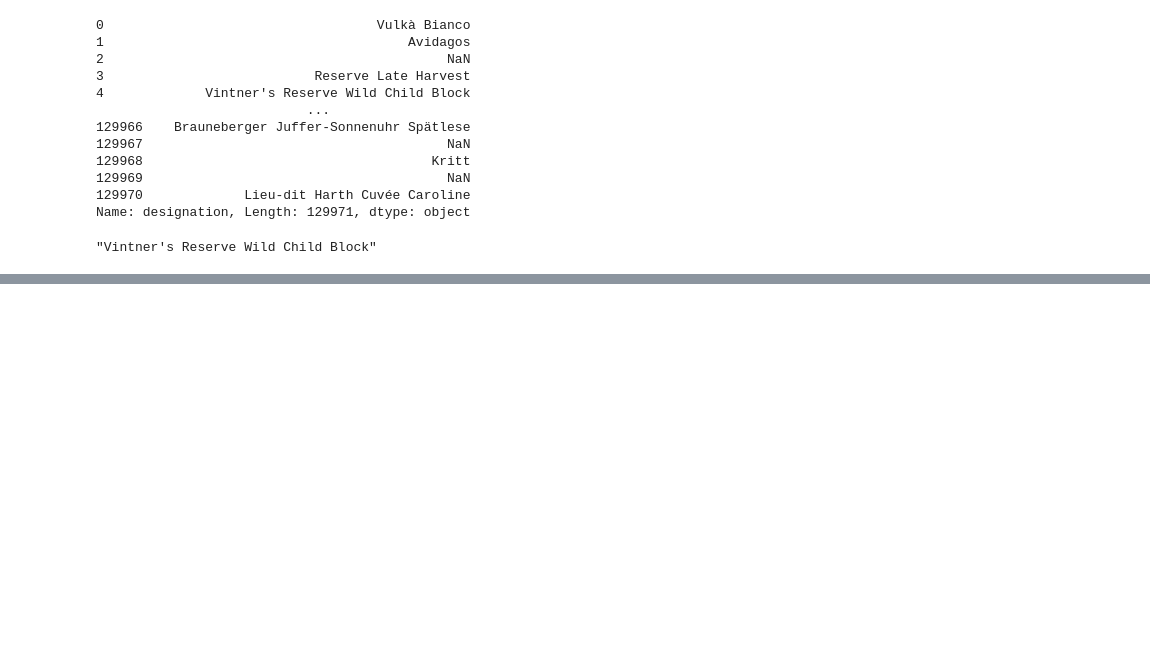
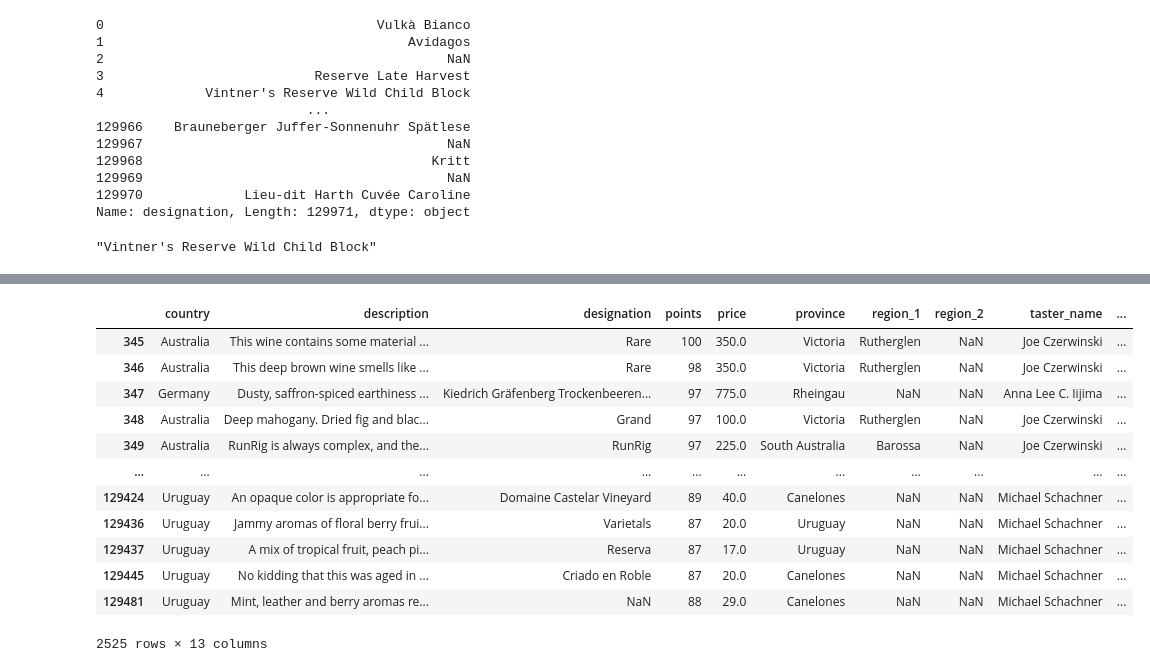
Before and after one commit to GTD2101-ACD-AB-EJ23/03-pandas-19170633, a Jupyter notebook: 02. IndSelAss.ipynb, the cells around one changed output, grey strips where cells are left out. Saved outputs shown, nothing was run; the diff lists cells and outputs as text; code cells hidden in the pictures; blank space fills up the shorter version.

```diff
--- a/02. IndSelAss.ipynb
+++ b/02. IndSelAss.ipynb
@@ -80,0 +176,16 @@ reviews.iloc[0:2]
+# %%
+reviews.loc[(reviews.country == 'Uruguay') | (reviews.points >= 95)]
+# %% [output]
+|  | country | description | designation | points | price | province | region_1 | region_2 | taster_name | ... |
+| 345 | Australia | This wine contains some material ... | Rare | 100 | 350.0 | Victoria | Rutherglen | NaN | Joe Czerwinski | ... |
+| 346 | Australia | This deep brown wine smells like ... | Rare | 98 | 350.0 | Victoria | Rutherglen | NaN | Joe Czerwinski | ... |
+| 347 | Germany | Dusty, saffron-spiced earthiness ... | Kiedrich Gräfenberg Trockenbeeren... | 97 | 775.0 | Rheingau | NaN | NaN | Anna Lee C. Iijima | ... |
+| 348 | Australia | Deep mahogany. Dried fig and blac... | Grand | 97 | 100.0 | Victoria | Rutherglen | NaN | Joe Czerwinski | ... |
+| 349 | Australia | RunRig is always complex, and the... | RunRig | 97 | 225.0 | South Australia | Barossa | NaN | Joe Czerwinski | ... |
+| ... | ... | ... | ... | ... | ... | ... | ... | ... | ... | ... |
+| 129424 | Uruguay | An opaque color is appropriate fo... | Domaine Castelar Vineyard | 89 | 40.0 | Canelones | NaN | NaN | Michael Schachner | ... |
+| 129436 | Uruguay | Jammy aromas of floral berry frui... | Varietals | 87 | 20.0 | Uruguay | NaN | NaN | Michael Schachner | ... |
+| 129437 | Uruguay | A mix of tropical fruit, peach pi... | Reserva | 87 | 17.0 | Uruguay | NaN | NaN | Michael Schachner | ... |
+| 129445 | Uruguay | No kidding that this was aged in ... | Criado en Roble | 87 | 20.0 | Canelones | NaN | NaN | Michael Schachner | ... |
+| 129481 | Uruguay | Mint, leather and berry aromas re... | NaN | 88 | 29.0 | Canelones | NaN | NaN | Michael Schachner | ... |
+2525 rows × 13 columns
```
Also changed, not shown: parts of 11 cells of this notebook.
